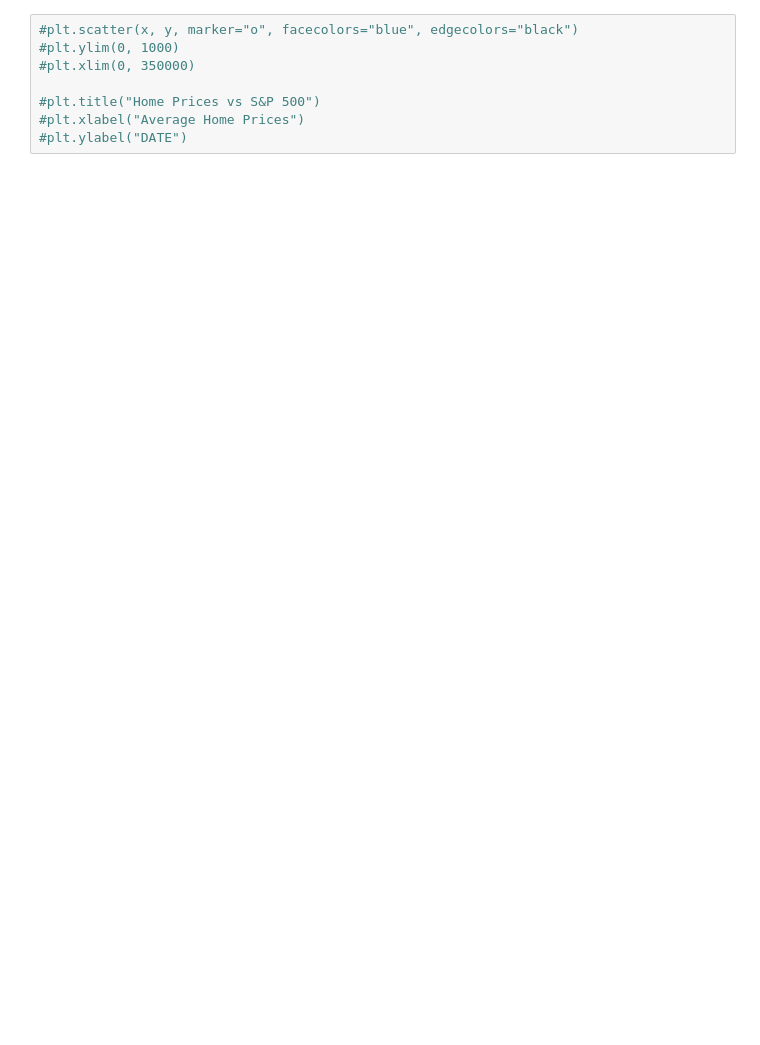
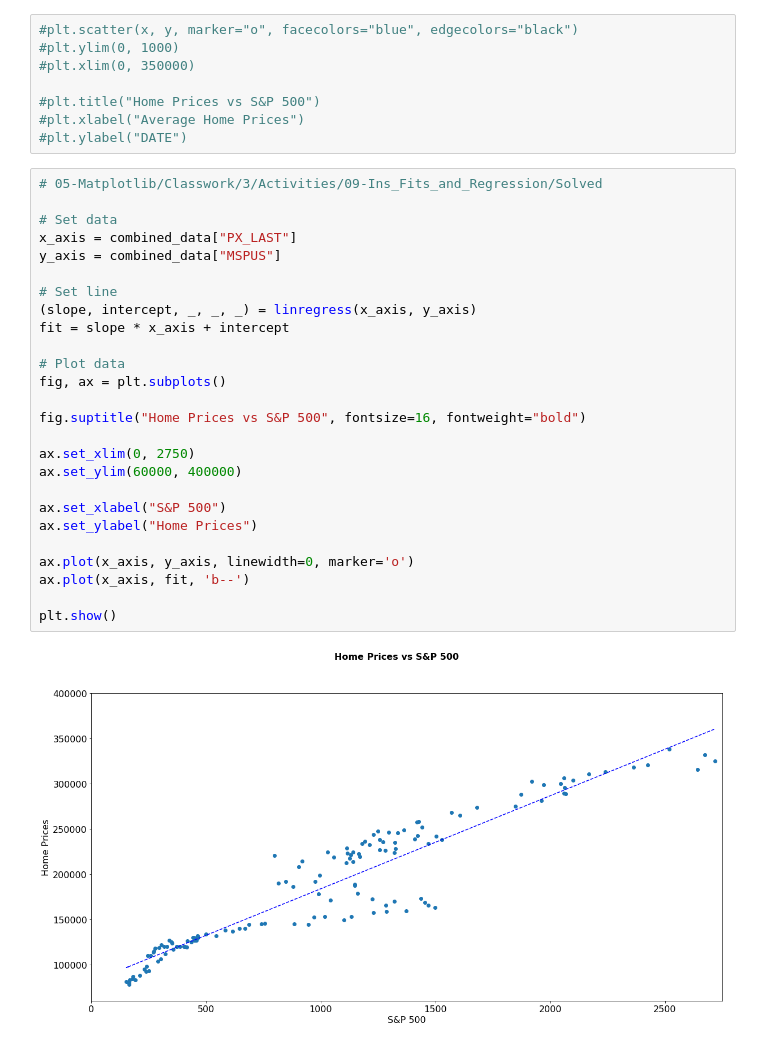
Before and after one commit to tmcbeth/Project-1---Group-3, a Jupyter notebook: REvsIndices.ipynb, the cells around one changed output. Drawn from its saved outputs; the diff is of its cells as text; blank space fills up the shorter version.

```diff
--- a/REvsIndices.ipynb
+++ b/REvsIndices.ipynb
@@ -67,3 +67,31 @@ plt.show
 #plt.title("Home Prices vs S&P 500")
 #plt.xlabel("Average Home Prices")
 #plt.ylabel("DATE")
+# %%
+# 05-Matplotlib/Classwork/3/Activities/09-Ins_Fits_and_Regression/Solved
+
+# Set data
+x_axis = combined_data["PX_LAST"]
+y_axis = combined_data["MSPUS"]
+
+# Set line
+(slope, intercept, _, _, _) = linregress(x_axis, y_axis)
+fit = slope * x_axis + intercept
+
+# Plot data
+fig, ax = plt.subplots()
+
+fig.suptitle("Home Prices vs S&P 500", fontsize=16, fontweight="bold")
+
+ax.set_xlim(0, 2750)
+ax.set_ylim(60000, 400000)
+
+ax.set_xlabel("S&P 500")
+ax.set_ylabel("Home Prices")
+
+ax.plot(x_axis, y_axis, linewidth=0, marker='o')
+ax.plot(x_axis, fit, 'b--')
+
+plt.show()
+# %% [output]
+[figure, added]
```
Also changed, not shown: parts of 3 cells of this notebook, 1 other file.
